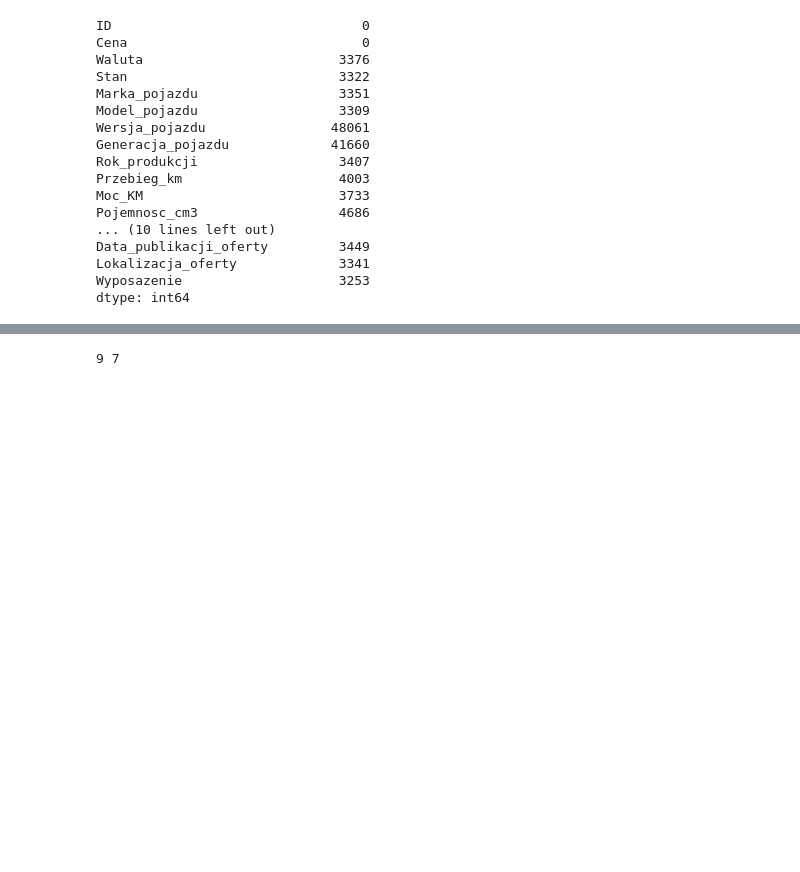
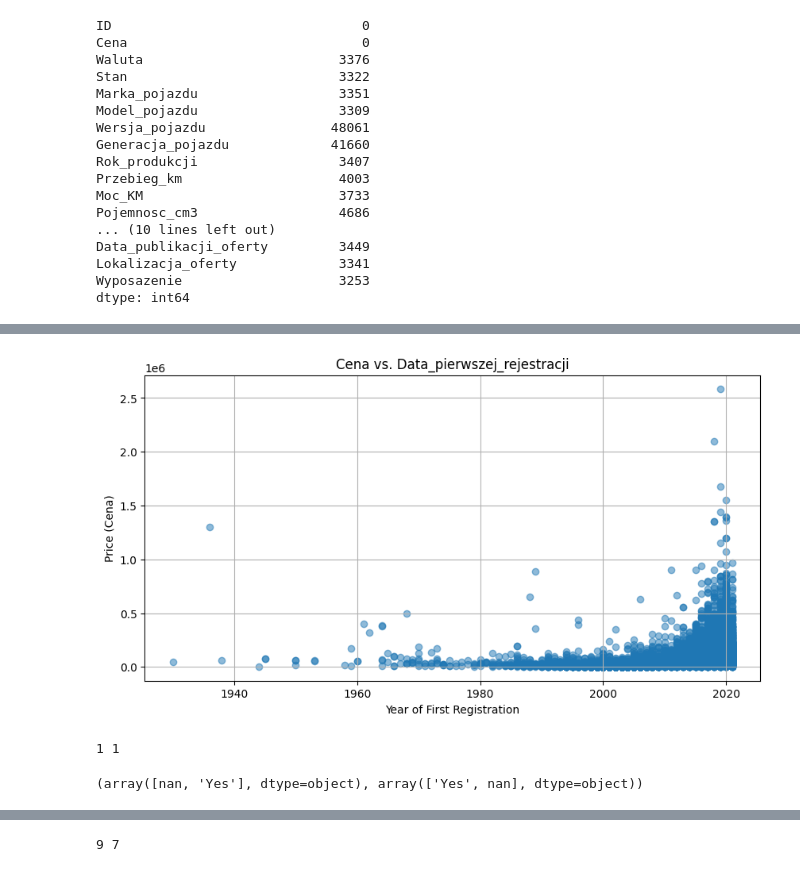
Before and after one commit to GameRuiner/Car-Price-Prediction, a Jupyter notebook: working/notebooks/EDA.ipynb, the cells around one changed output, grey strips where cells are left out. Cells and saved outputs as stored; diff of their text form; code cells hidden in the pictures; blank space fills up the shorter version.

```diff
--- a/working/notebooks/EDA.ipynb
+++ b/working/notebooks/EDA.ipynb
@@ -31,0 +64,20 @@ dtype: int64
+# %%
+df["Data_pierwszej_rejestracji"] = pd.to_datetime(df["Data_pierwszej_rejestracji"], errors="coerce")
+df["Registration_year"] = df["Data_pierwszej_rejestracji"].dt.year
+df = df[(df["Registration_year"] <= 2021) & (df["Registration_year"] >= 1930)]
+# %%
+plt.figure(figsize=(10, 5))
+plt.scatter(df["Registration_year"], df["Cena"], alpha=0.5)
+plt.xlabel("Year of First Registration")
+plt.ylabel("Price (Cena)")
+plt.title("Cena vs. Data_pierwszej_rejestracji")
+plt.grid()
+plt.show()
+# %% [output]
+[figure, added]
+# %%
+print(df["Pierwszy_wlasciciel"].nunique(), df_test["Pierwszy_wlasciciel"].nunique())
+df["Pierwszy_wlasciciel"].unique(), df_test["Pierwszy_wlasciciel"].unique()
+# %% [output]
+1 1
+(array([nan, 'Yes'], dtype=object), array(['Yes', nan], dtype=object))
```
Also changed, not shown: parts of 10 cells of this notebook, 1 other file.
